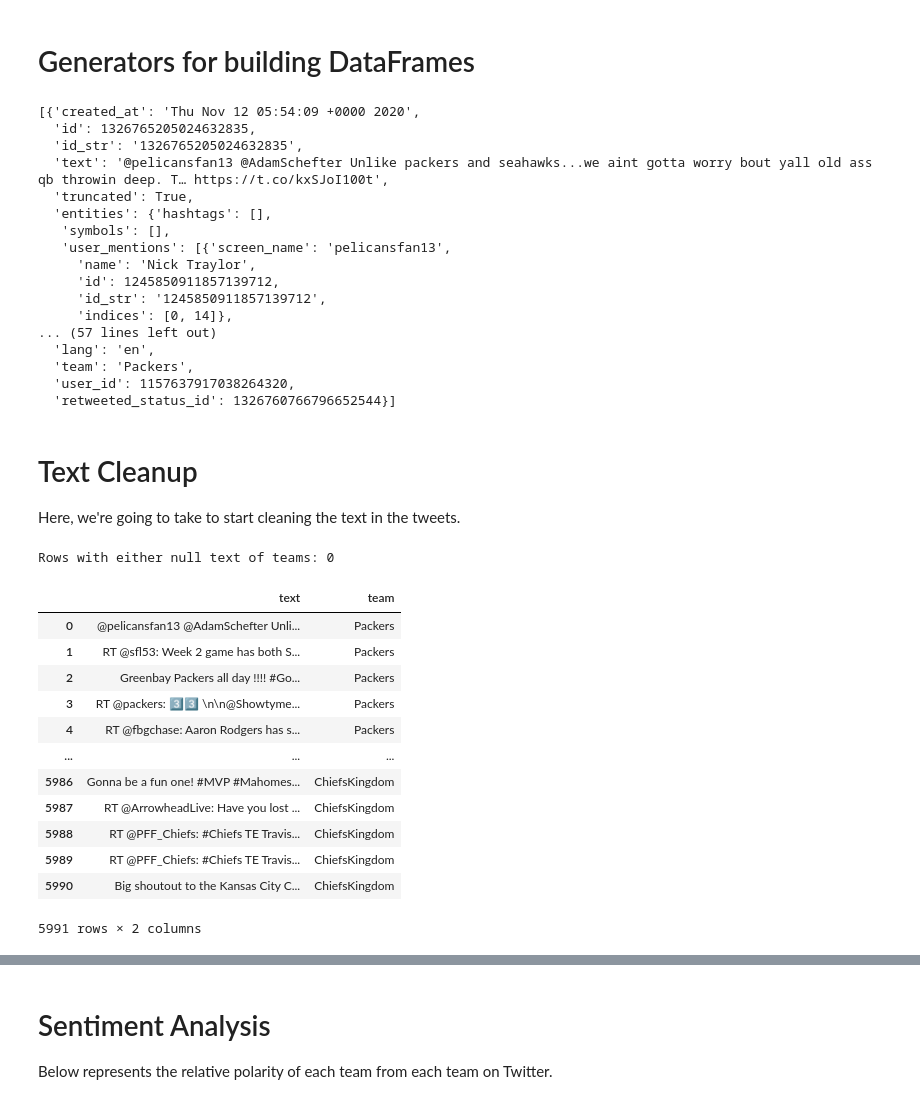
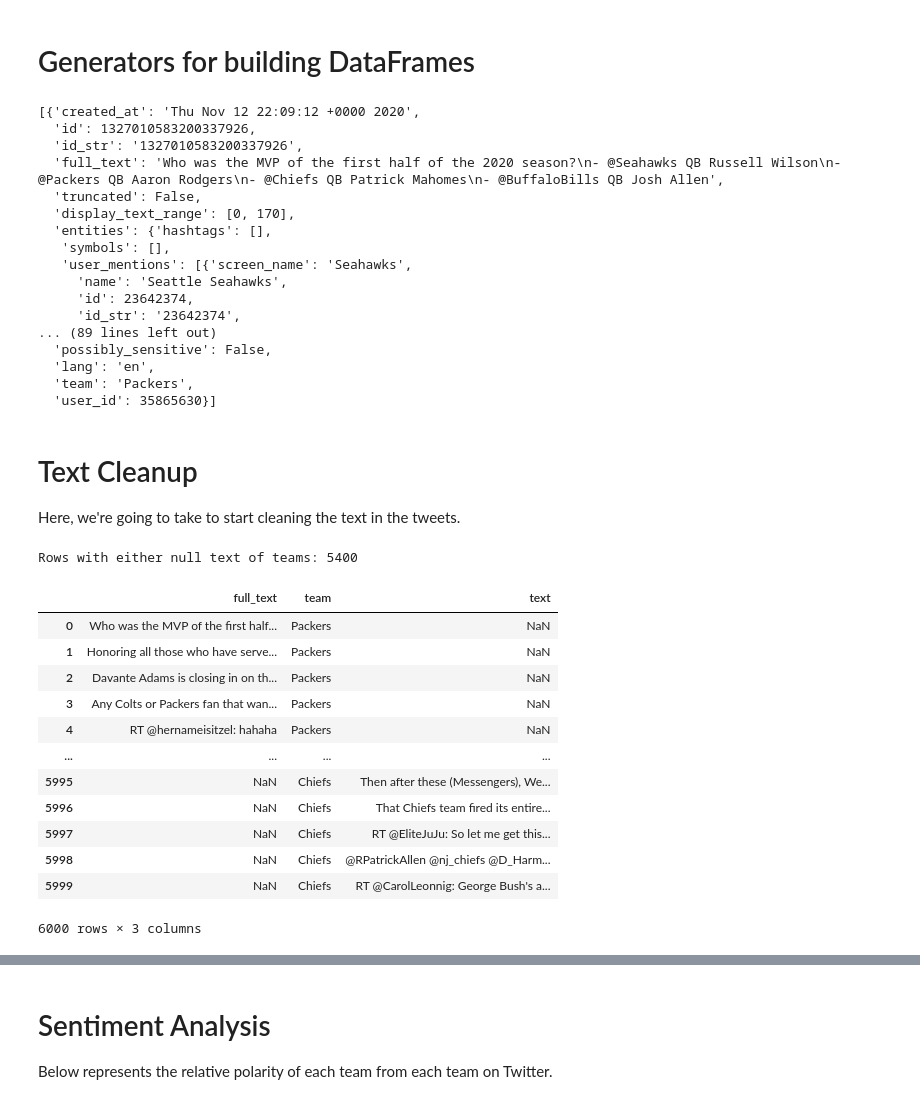
Before and after one commit to belosgood/NFL-popularity-contest, a Jupyter notebook: football_tweet_analysis.ipynb, the cells around one changed output, grey strips where cells are left out. Drawn from its saved outputs; the diff is of its cells as text; code cells hidden in the pictures.

```diff
--- a/football_tweet_analysis.ipynb
+++ b/football_tweet_analysis.ipynb
@@ -69,13 +69,14 @@ tweets = []
 search_headers = {'Authorization': 'Bearer {}'.format(access_token)
 }
 
-keywords = ["Packers","Bears","Eagles", "Cowboys","Raiders", "ChiefsKingdom"]
+keywords = ["Packers","Bears","Eagles", "Cowboys","Raiders", "Chiefs"]
 
 for keyword in keywords:
 
     parameters = { 'q': keyword,
-                        'result_type': 'recent',
-                    'count': tw_limit }
+                        'result_type': 'mixed',
+                    'count': tw_limit,
+                     'tweet_mode': 'extended'}
 
     search_url = base_url+'1.1/search/tweets.json'
 
@@ -92,7 +93,7 @@ for keyword in keywords:
 
     for  i in range(max_tweets//tw_limit -1):
         parameters = { 'q': keyword,
-                        'result_type': 'recent',
+                        'result_type': 'mixed',
                     'count': tw_limit,
                     'max_id': min(tw_ids)-1
                      }
@@ -222,23 +232,23 @@ def tweet_generator(tweets):
 # Checking  generator output
 list(tweet_generator(tweets[0:2]))
 # %% [output]
-[{'created_at': 'Thu Nov 12 05:54:09 +0000 2020',
-  'id': 1326765205024632835,
-  'id_str': '1326765205024632835',
-  'text': '@pelicansfan13 @AdamSchefter Unlike packers and seahawks...we aint gotta worry bout yall old ass qb throwin deep. T… https://t.co/kxSJoI100t',
-  'truncated': True,
+[{'created_at': 'Thu Nov 12 22:09:12 +0000 2020',
+  'id': 1327010583200337926,
+  'id_str': '1327010583200337926',
+  'full_text': 'Who was the MVP of the first half of the 2020 season?\n- @Seahawks QB Russell Wilson\n- @Packers QB Aaron Rodgers\n- @Chiefs QB Patrick Mahomes\n- @BuffaloBills QB Josh Allen',
+  'truncated': False,
+  'display_text_range': [0, 170],
   'entities': {'hashtags': [],
    'symbols': [],
-   'user_mentions': [{'screen_name': 'pelicansfan13',
-     'name': 'Nick Traylor',
-     'id': 1245850911857139712,
-     'id_str': '1245850911857139712',
-     'indices': [0, 14]},
-... (57 lines left out)
+   'user_mentions': [{'screen_name': 'Seahawks',
+     'name': 'Seattle Seahawks',
+     'id': 23642374,
+     'id_str': '23642374',
+... (89 lines left out)
+  'possibly_sensitive': False,
   'lang': 'en',
   'team': 'Packers',
-  'user_id': 1157637917038264320,
-  'retweeted_status_id': 1326760766796652544}]
+  'user_id': 35865630}]
 # %%
 football_feed_df = pd.DataFrame(tweet_generator(tweets))
 # %% [markdown]
@@ -246,9 +256,9 @@ football_feed_df = pd.DataFrame(tweet_generator(tweets))
 
 Here, we're going to take to start cleaning the text in the tweets.
 # %%
-print("Rows with either null text of teams: {}".format(football_feed_df[["text","team"]].isnull().any(axis = 1).sum()))
+print("Rows with either null text of teams: {}".format(football_feed_df[["full_text","team"]].isnull().any(axis = 1).sum()))
 # %% [output]
-Rows with either null text of teams: 0
+Rows with either null text of teams: 5400
 # %%
 def NoneToNan(elem):
     if elem == "None" or elem == None:
@@ -258,18 +268,18 @@ def NoneToNan(elem):
 
 football_feed_df = football_feed_df.applymap(NoneToNan)
 # %%
-football_feed_df[["text","team"]]
+football_feed_df[["full_text","team", "text"]]
 # %% [output]
-|  | text | team |
-| 0 | @pelicansfan13 @AdamSchefter Unli... | Packers |
-| 1 | RT @sfl53: Week 2 game has both S... | Packers |
-| 2 | Greenbay Packers all day !!!! #Go... | Packers |
-| 3 | RT @packers: 3️⃣3️⃣ \n\n@Showtyme... | Packers |
-| 4 | RT @fbgchase: Aaron Rodgers has s... | Packers |
-| ... | ... | ... |
-| 5986 | Gonna be a fun one! #MVP #Mahomes... | ChiefsKingdom |
-| 5987 | RT @ArrowheadLive: Have you lost ... | ChiefsKingdom |
-| 5988 | RT @PFF_Chiefs: #Chiefs TE Travis... | ChiefsKingdom |
-| 5989 | RT @PFF_Chiefs: #Chiefs TE Travis... | ChiefsKingdom |
-| 5990 | Big shoutout to the Kansas City C... | ChiefsKingdom |
+|  | full_text | team | text |
+| 0 | Who was the MVP of the first half... | Packers | NaN |
+| 1 | Honoring all those who have serve... | Packers | NaN |
+| 2 | Davante Adams is closing in on th... | Packers | NaN |
+| 3 | Any Colts or Packers fan that wan... | Packers | NaN |
+| 4 | RT @hernameisitzel: hahaha | Packers | NaN |
+| ... | ... | ... | ... |
+| 5995 | NaN | Chiefs | Then after these (Messengers), We... |
+| 5996 | NaN | Chiefs | That Chiefs team fired its entire... |
+| 5997 | NaN | Chiefs | RT @EliteJuJu: So let me get this... |
+| 5998 | NaN | Chiefs | @RPatrickAllen @nj_chiefs @D_Harm... |
+| 5999 | NaN | Chiefs | RT @CarolLeonnig: George Bush's a... |
-5991 rows × 2 columns
+6000 rows × 3 columns
```
Also changed, not shown: parts of 15 cells of this notebook, 2 other files.
